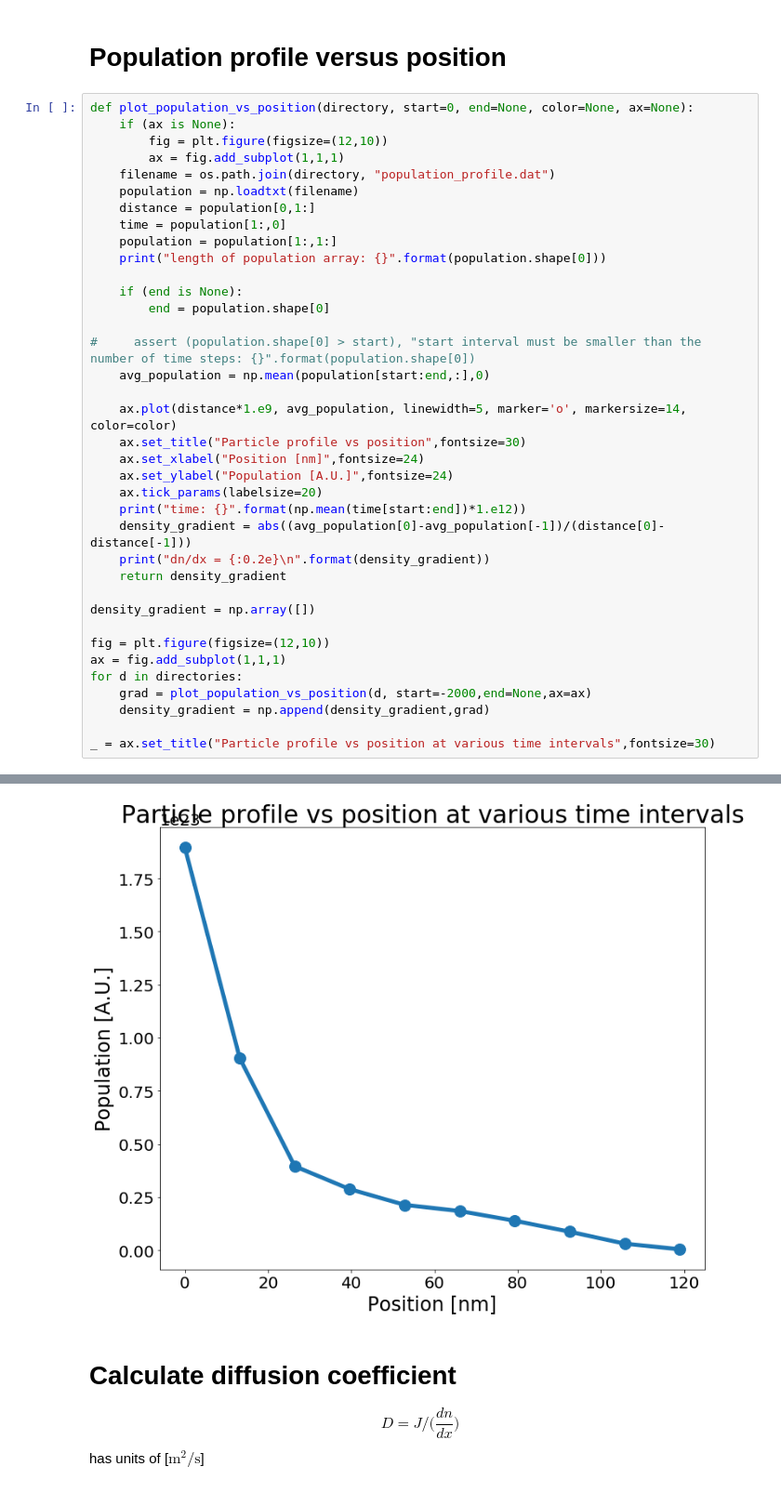
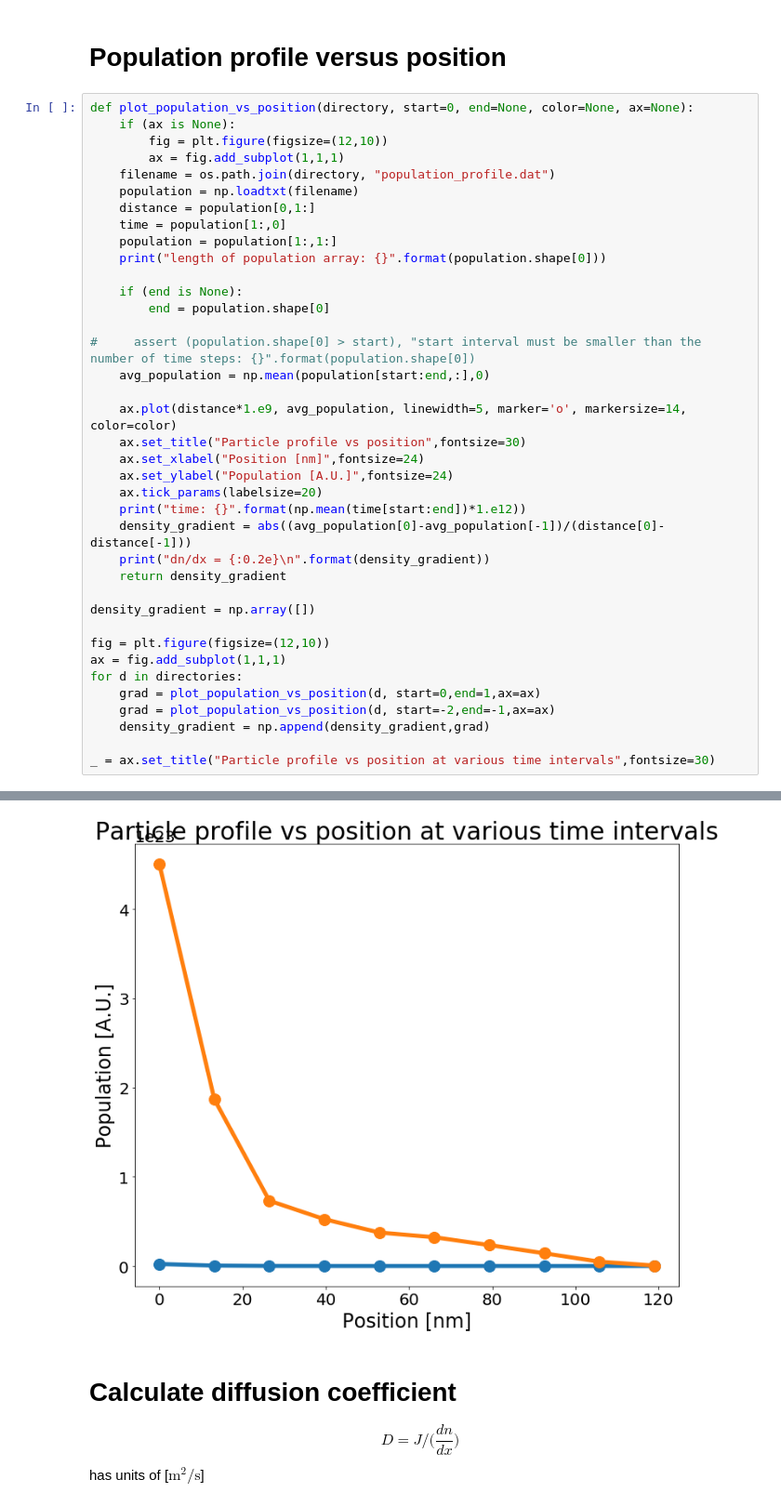
Before and after one commit to amirhosseindavoody/cnt_film_monte_carlo, a Jupyter notebook: visualization/monte_carlo_results.ipynb, the cells around one changed output, grey strips where cells are left out. Shown at 93% size. Saved outputs shown, nothing was run; the diff lists cells and outputs as text.

```diff
--- a/visualization/monte_carlo_results.ipynb
+++ b/visualization/monte_carlo_results.ipynb
@@ -148,7 +148,8 @@ density_gradient = np.array([])
 fig = plt.figure(figsize=(12,10))
 ax = fig.add_subplot(1,1,1)
 for d in directories:
-    grad = plot_population_vs_position(d, start=-2000,end=None,ax=ax)
+    grad = plot_population_vs_position(d, start=0,end=1,ax=ax)
+    grad = plot_population_vs_position(d, start=-2,end=-1,ax=ax)
     density_gradient = np.append(density_gradient,grad)
 
 _ = ax.set_title("Particle profile vs position at various time intervals",fontsize=30)
@@ -159,4 +164,4 @@ dn/dx = 1.59e+30
-[figure, old version]
+[figure, new version]
 # %% [markdown]
 # Calculate diffusion coefficient
 $$ D = J/\big(\frac{dn}{dx}\big) $$
```
Also changed, not shown: parts of 3 cells of this notebook, 16 other files.
